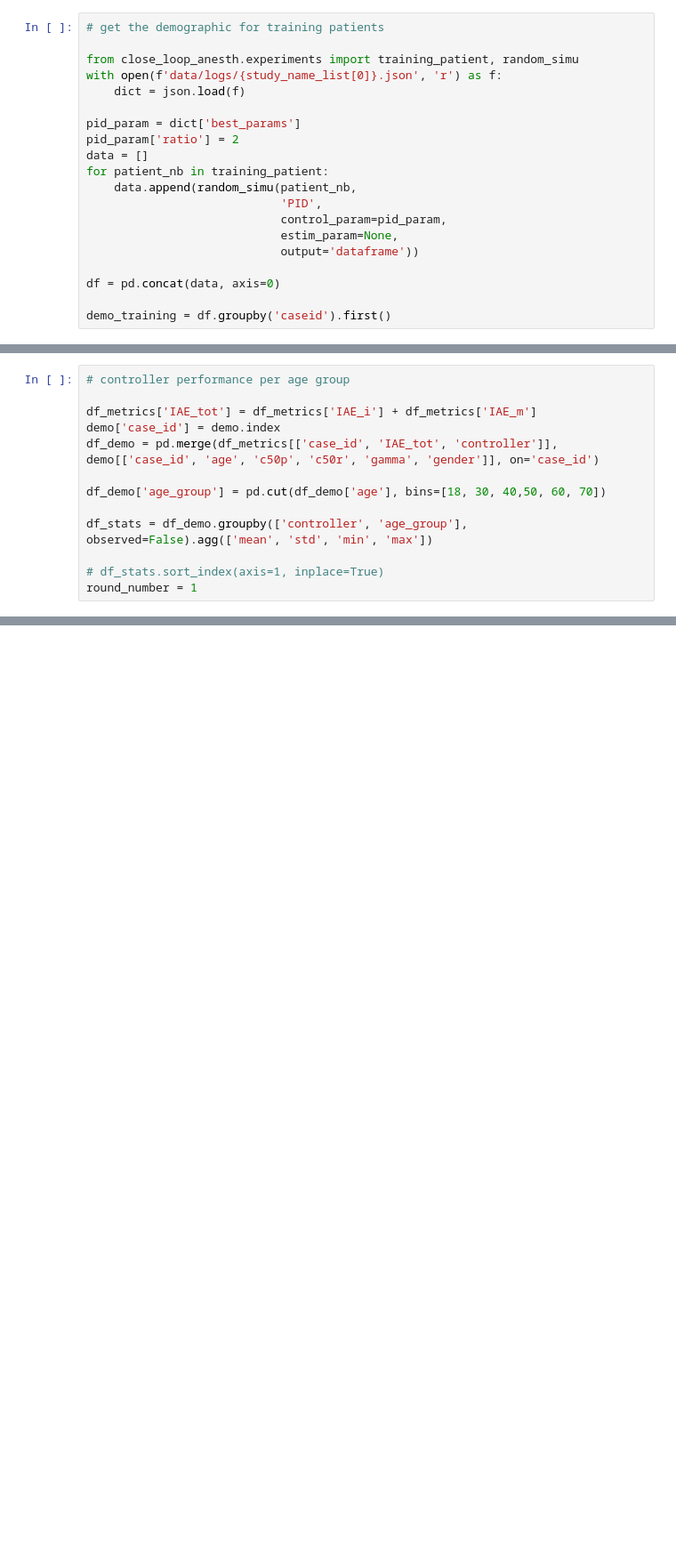
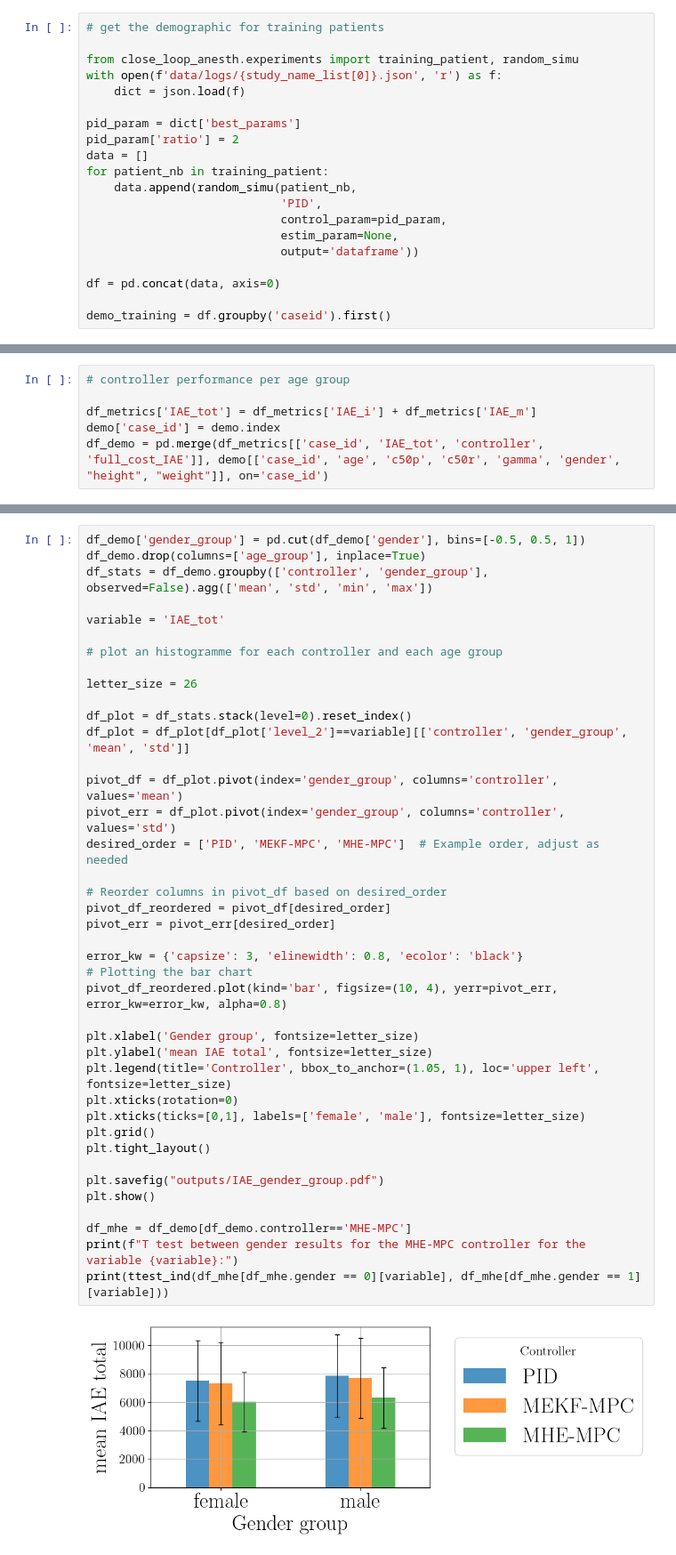
Before and after one commit to BobAubouin/TIVA_Drug_Control, a Jupyter notebook: scripts/result_analysis.ipynb, the cells around one changed output, grey strips where cells are left out. Shown at 89% size. Drawn from its saved outputs; the diff is of its cells as text; blank space fills up the shorter version.

```diff
--- a/scripts/Result_analysis.ipynb
+++ b/scripts/result_analysis.ipynb
@@ -481,12 +481,5 @@ plt.show()
 
 df_metrics['IAE_tot'] = df_metrics['IAE_i'] + df_metrics['IAE_m']
 demo['case_id'] = demo.index
-df_demo = pd.merge(df_metrics[['case_id', 'IAE_tot', 'controller']], demo[['case_id', 'age', 'c50p', 'c50r', 'gamma', 'gender']], on='case_id')
-
-df_demo['age_group'] = pd.cut(df_demo['age'], bins=[18, 30, 40,50, 60, 70])
-
-df_stats = df_demo.groupby(['controller', 'age_group'], observed=False).agg(['mean', 'std', 'min', 'max'])
-
-# df_stats.sort_index(axis=1, inplace=True)
-round_number = 1
+df_demo = pd.merge(df_metrics[['case_id', 'IAE_tot', 'controller', 'full_cost_IAE']], demo[['case_id', 'age', 'c50p', 'c50r', 'gamma', 'gender', "height", "weight"]], on='case_id')
 # %%
@@ -517,3 +514,45 @@ plt.savefig("outputs/IAE_age_group.pdf")
 plt.show()
 # %% [output]
 [figure]
+# %%
+df_demo['gender_group'] = pd.cut(df_demo['gender'], bins=[-0.5, 0.5, 1])
+df_demo.drop(columns=['age_group'], inplace=True)
+df_stats = df_demo.groupby(['controller', 'gender_group'], observed=False).agg(['mean', 'std', 'min', 'max'])
+
+variable = 'IAE_tot'
+
+# plot an histogramme for each controller and each age group
+
+letter_size = 26
+
+df_plot = df_stats.stack(level=0).reset_index()
+df_plot = df_plot[df_plot['level_2']==variable][['controller', 'gender_group', 'mean', 'std']]
+
+pivot_df = df_plot.pivot(index='gender_group', columns='controller', values='mean')
+pivot_err = df_plot.pivot(index='gender_group', columns='controller', values='std')
+desired_order = ['PID', 'MEKF-MPC', 'MHE-MPC']  # Example order, adjust as needed
+
+# Reorder columns in pivot_df based on desired_order
+pivot_df_reordered = pivot_df[desired_order]
+pivot_err = pivot_err[desired_order]
+
+error_kw = {'capsize': 3, 'elinewidth': 0.8, 'ecolor': 'black'}
+# Plotting the bar chart
+pivot_df_reordered.plot(kind='bar', figsize=(10, 4), yerr=pivot_err, error_kw=error_kw, alpha=0.8)
+
+plt.xlabel('Gender group', fontsize=letter_size)
+plt.ylabel('mean IAE total', fontsize=letter_size)
+plt.legend(title='Controller', bbox_to_anchor=(1.05, 1), loc='upper left', fontsize=letter_size)
+plt.xticks(rotation=0)
+plt.xticks(ticks=[0,1], labels=['female', 'male'], fontsize=letter_size)
+plt.grid()
+plt.tight_layout()
+
+plt.savefig("outputs/IAE_gender_group.pdf")
+plt.show()
+
+df_mhe = df_demo[df_demo.controller=='MHE-MPC']
+print(f"T test between gender results for the MHE-MPC controller for the variable {variable}:")
+print(ttest_ind(df_mhe[df_mhe.gender == 0][variable], df_mhe[df_mhe.gender == 1][variable]))
+# %% [output]
+[figure, added]
```
Also changed, not shown: parts of 7 cells of this notebook.
